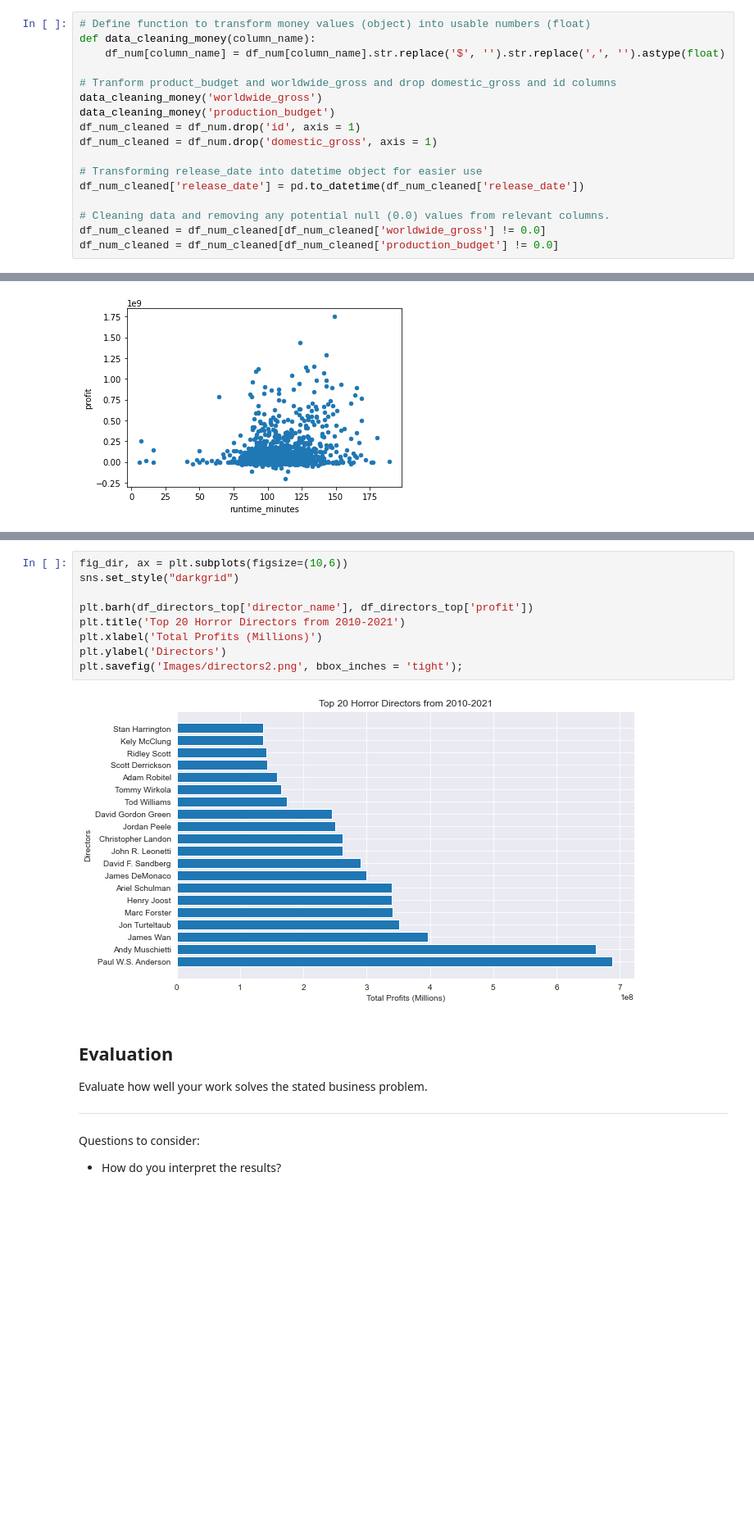
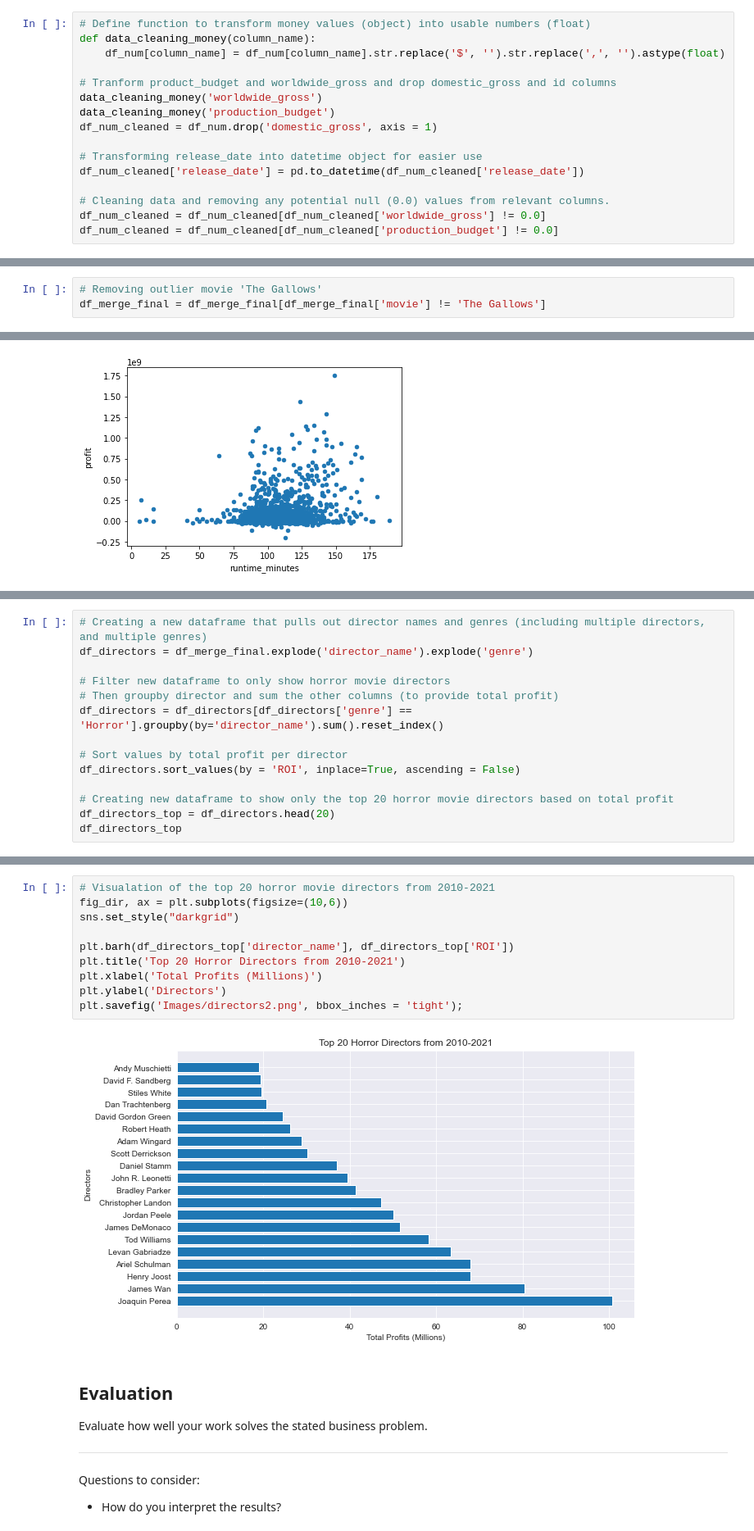
Before and after one commit to ZenBurrito/Phase-1Project, a Jupyter notebook: Movie-Studio-Project.ipynb, the cells around one changed output, grey strips where cells are left out. Shown at 82% size. Drawn from its saved outputs; the diff is of its cells as text; blank space fills up the shorter version.

Commit message:
updating figure

```diff
--- a/Movie-Studio-Project.ipynb
+++ b/Movie-Studio-Project.ipynb
@@ -310,7 +318,6 @@ def data_cleaning_money(column_name):
 # Tranform product_budget and worldwide_gross and drop domestic_gross and id columns
 data_cleaning_money('worldwide_gross')
 data_cleaning_money('production_budget')
-df_num_cleaned = df_num.drop('id', axis = 1)
 df_num_cleaned = df_num.drop('domestic_gross', axis = 1)
 
 # Transforming release_date into datetime object for easier use
@@ -430,3 +437,6 @@ Questions to consider:
 df_merge_final.plot.scatter('production_budget', 'ROI');
 # %% [output]
 [figure]
+# %%
+# Removing outlier movie 'The Gallows'
+df_merge_final = df_merge_final[df_merge_final['movie'] != 'The Gallows']
@@ -532,0 +510,14 @@ df_directors_top
+# %%
+# Creating a new dataframe that pulls out director names and genres (including multiple directors, and multiple genres)
+df_directors = df_merge_final.explode('director_name').explode('genre')
+
+# Filter new dataframe to only show horror movie directors
+# Then groupby director and sum the other columns (to provide total profit)
+df_directors = df_directors[df_directors['genre'] == 'Horror'].groupby(by='director_name').sum().reset_index()
+
+# Sort values by total profit per director
+df_directors.sort_values(by = 'ROI', inplace=True, ascending = False)
+
+# Creating new dataframe to show only the top 20 horror movie directors based on total profit
+df_directors_top = df_directors.head(20)
+df_directors_top
@@ -533,14 +542,15 @@ df_directors_top
 # %%
+# Visualation of the top 20 horror movie directors from 2010-2021
 fig_dir, ax = plt.subplots(figsize=(10,6))
 sns.set_style("darkgrid")
 
-plt.barh(df_directors_top['director_name'], df_directors_top['profit'])
+plt.barh(df_directors_top['director_name'], df_directors_top['ROI'])
 plt.title('Top 20 Horror Directors from 2010-2021')
 plt.xlabel('Total Profits (Millions)')
 plt.ylabel('Directors')
 plt.savefig('Images/directors2.png', bbox_inches = 'tight');
 # %% [output]
-[figure, old version]
+[figure, new version]
 # %% [markdown]
 ## Evaluation
 Evaluate how well your work solves the stated business problem.
```
Also changed, not shown: parts of 19 cells of this notebook, 1 other file.
